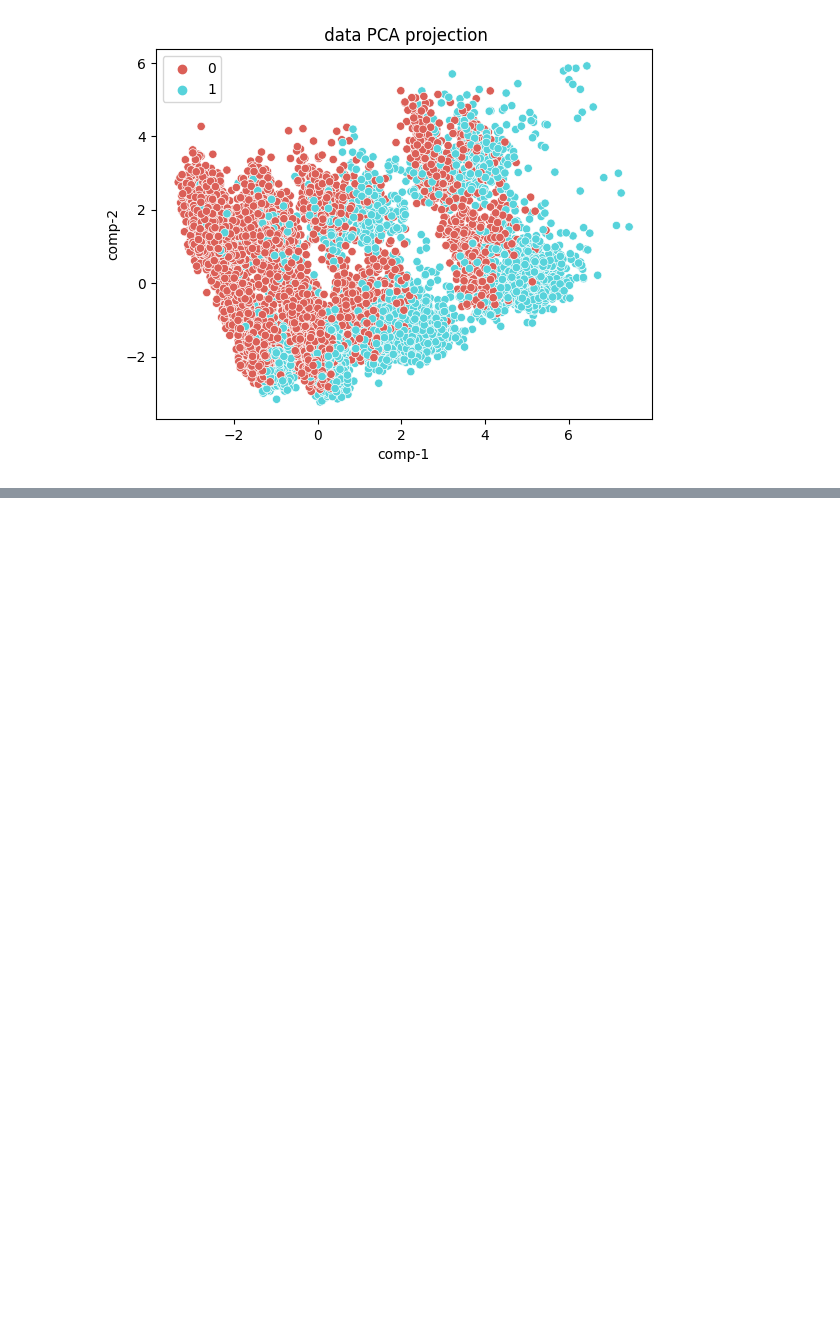
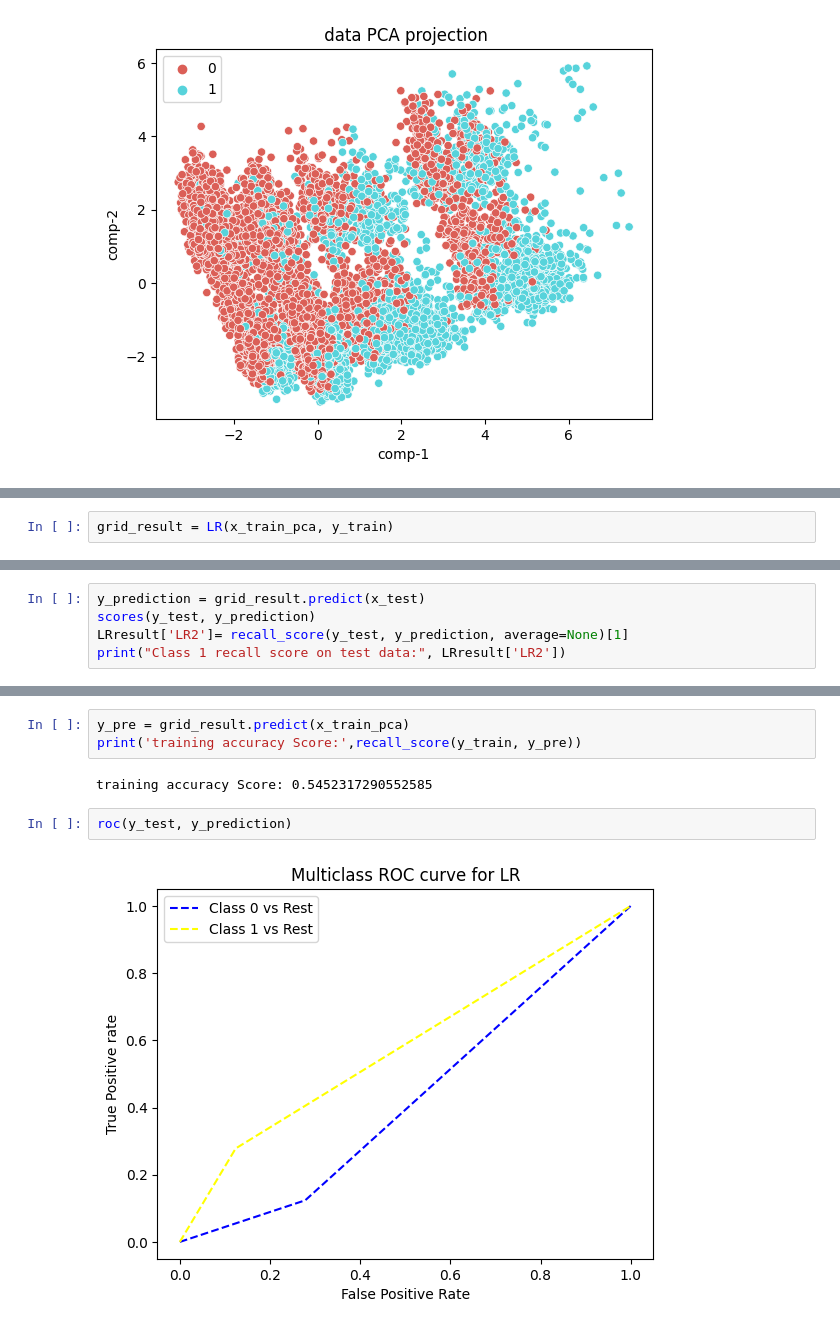
Before and after one commit to lokeshreddiee/Task_Completion, a Jupyter notebook: CMPE_255_GROUP_9.ipynb, the cells around one changed output, grey strips where cells are left out. Drawn from its saved outputs; the diff is of its cells as text; blank space fills up the shorter version.

```diff
--- a/CMPE_255_GROUP_9.ipynb
+++ b/CMPE_255_GROUP_9.ipynb
@@ -626,0 +745,2 @@ sns.scatterplot(x="comp-1", y="comp-2", hue=df.y.tolist(),
+# %%
+grid_result = LR(x_train_pca, y_train)
@@ -626,0 +761,5 @@ sns.scatterplot(x="comp-1", y="comp-2", hue=df.y.tolist(),
+# %%
+y_prediction = grid_result.predict(x_test)
+scores(y_test, y_prediction)
+LRresult['LR2']= recall_score(y_test, y_prediction, average=None)[1]
+print("Class 1 recall score on test data:", LRresult['LR2'])
@@ -626,0 +787,9 @@ sns.scatterplot(x="comp-1", y="comp-2", hue=df.y.tolist(),
+# %%
+y_pre = grid_result.predict(x_train_pca)
+print('training accuracy Score:',recall_score(y_train, y_pre))
+# %% [output]
+training accuracy Score: 0.5452317290552585
+# %%
+roc(y_test, y_prediction)
+# %% [output]
+[figure, added]
```
Also changed, not shown: parts of 54 cells of this notebook.
